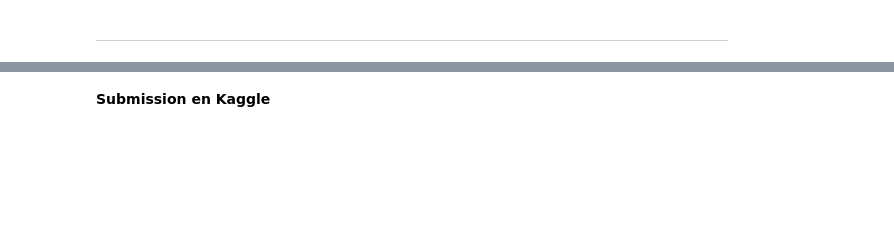
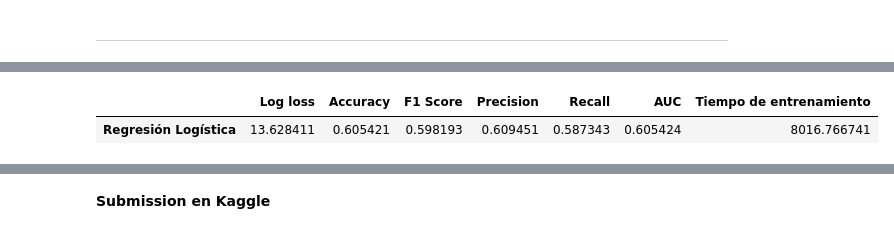
Before and after one commit to Gecofer/TFM_1920, a Jupyter notebook: notebooks/5-MicrosoftMalwarePrediction-RegresionLogistica.ipynb, the cells around one changed output, grey strips where cells are left out. Cells and saved outputs as stored; diff of their text form; code cells hidden in the pictures; blank space fills up the shorter version.

```diff
--- a/notebooks/5-MicrosoftMalwarePrediction-RegresionLogistica.ipynb
+++ b/notebooks/5-MicrosoftMalwarePrediction-RegresionLogistica.ipynb
@@ -124,0 +157,16 @@ with open(pkl_filename, 'wb') as file:
+# %%
+# Imprimimos algunas métricas
+logloss = metrics.log_loss(y_val, y_pred_02)
+accuracy = metrics.accuracy_score(y_val, y_pred_02)
+F1 = metrics.f1_score(y_val, y_pred_02)
+precision = precision_score(y_val, y_pred_02, average='binary')
+recall = recall_score(y_val, y_pred_02, average='binary')
+auc = metrics.roc_auc_score(y_val, y_pred_02)
+
+metricas = [logloss, accuracy, F1, precision, recall, auc, time_rl_model_02]
+nombre_metricas = ['Log loss', 'Accuracy', 'F1 Score', 'Precision', 'Recall', 'AUC', 'Tiempo de entrenamiento']
+
+pd.DataFrame(metricas, nombre_metricas, columns = ['Regresión Logística']).T
+# %% [output]
+|  | Log loss | Accuracy | F1 Score | Precision | Recall | AUC | Tiempo de entrenamiento |
+| Regresión Logística | 13.628411 | 0.605421 | 0.598193 | 0.609451 | 0.587343 | 0.605424 | 8016.766741 |
```
Also changed, not shown: parts of 31 cells of this notebook, 1 other file.
